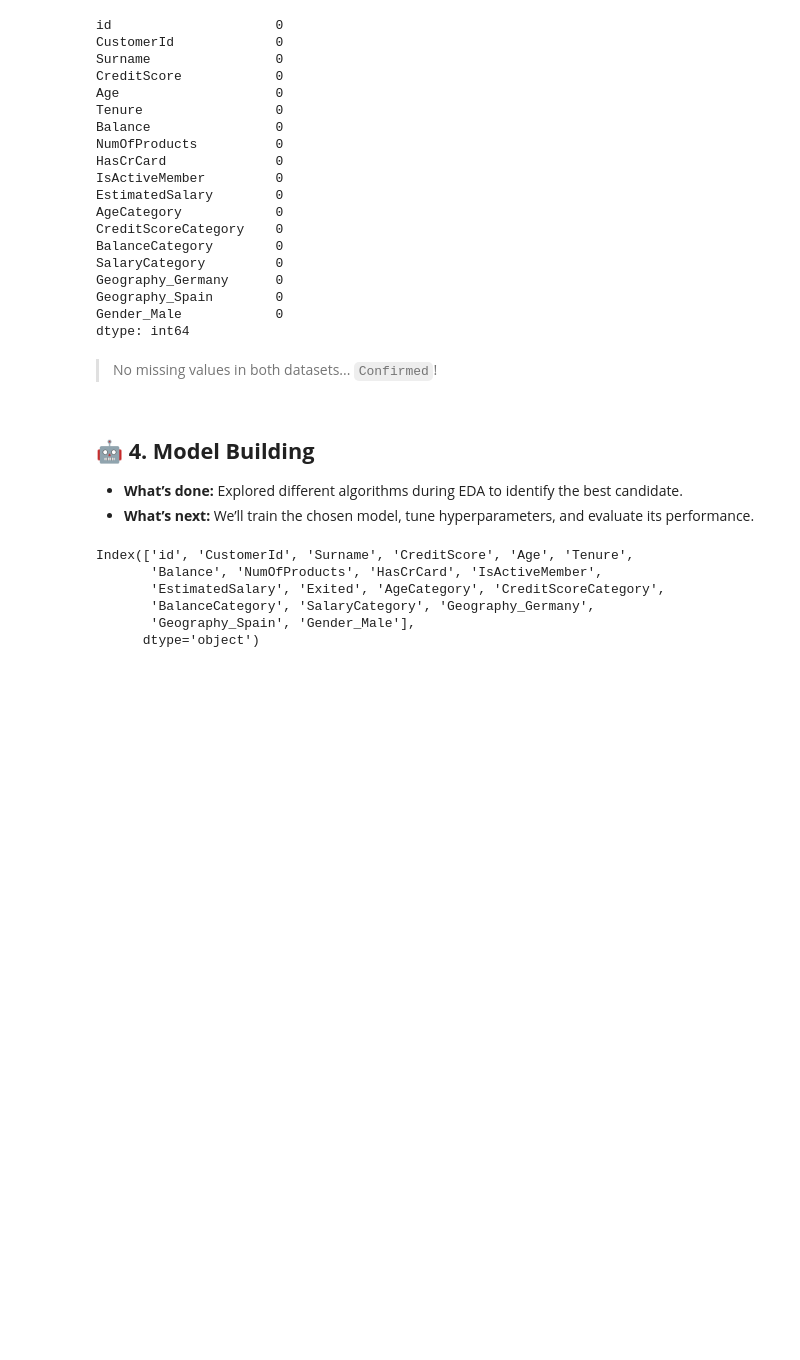
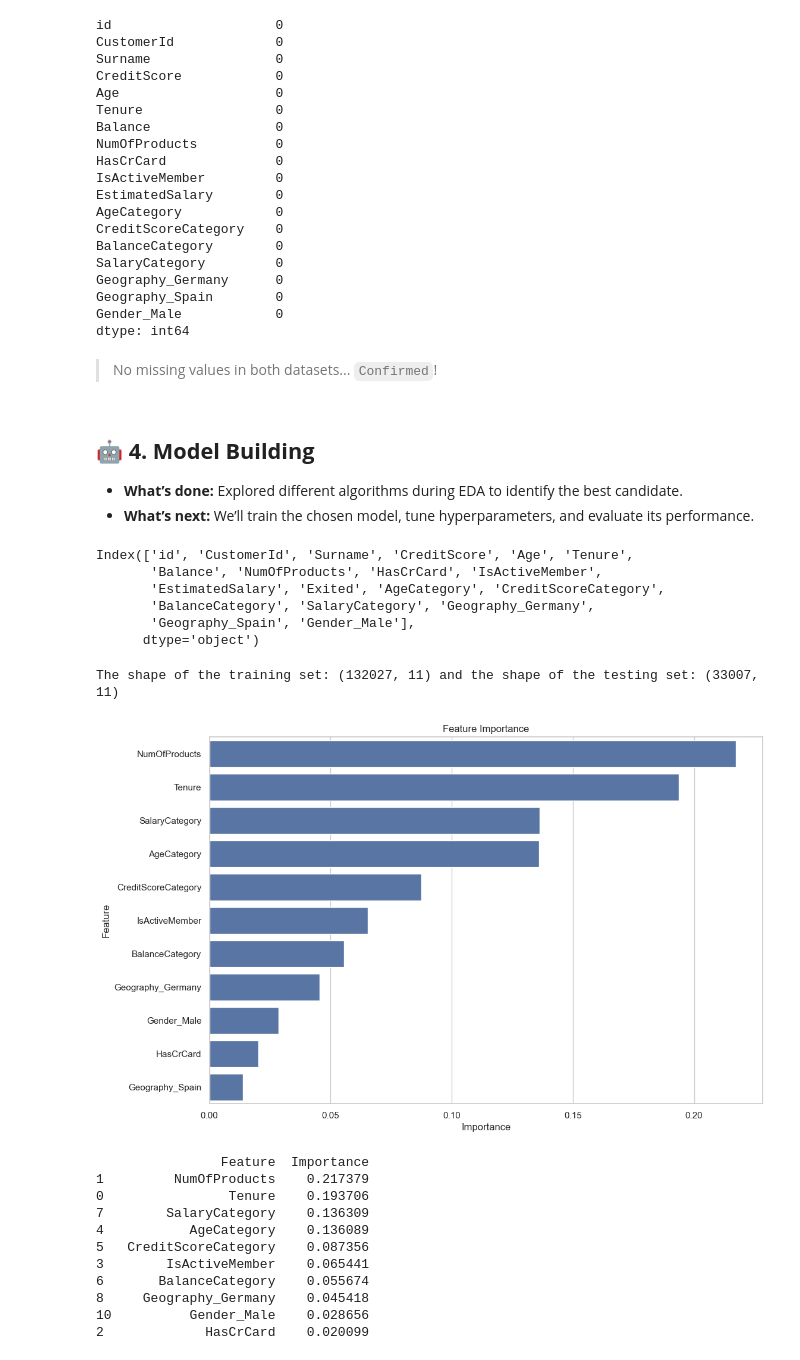
Before and after one commit to faizan-yousaf/Bank-Churn-Prediction, a Jupyter notebook: banckChurn_ML.ipynb, the cells around one changed output. Saved outputs shown, nothing was run; the diff lists cells and outputs as text; code cells hidden in the pictures; blank space fills up the shorter version.

```diff
--- a/banckChurn_ML.ipynb
+++ b/banckChurn_ML.ipynb
@@ -482,13 +480,52 @@ Index(['id', 'CustomerId', 'Surname', 'CreditScore', 'Age', 'Tenure',
 
 # drop the columns from the training dataset:
 
-df_train.drop(['id', 'CustomerId', 'Surname', 'CreditScore', 'Geography', 'Age', 'Balance', 'EstimatedSalary', 'Exited'], axis=1, inplace=True)
+df_train.drop(['id', 'CustomerId', 'Surname', 'CreditScore', 'Age', 'Balance', 'EstimatedSalary'], axis=1, inplace=True)
 # %%
 # split the data into training and testing sets
 
-X = df_train.drop('id','CustomerId', 'Surname', 'CreditScore', 'Age', 'NumOfProducts', 'HasCrCard', 'IsActiveMember', 'EstimatedSalary', 'Exited', axis=1)
+X = df_train.drop('Exited', axis=1)
 y = df_train['Exited']
 
 X_train, X_test, y_train, y_test = train_test_split(X, y, test_size=0.2, random_state=42)
 
 print(f"The shape of the training set: {X_train.shape} and the shape of the testing set: {X_test.shape}")
+# %% [output]
+The shape of the training set: (132027, 11) and the shape of the testing set: (33007, 11)
+# %%
+# Step 8: Train RandomForestClassifier and extract feature importance
+
+from sklearn.ensemble import RandomForestClassifier
+
+# Train the RandomForestClassifier
+rf_classifier = RandomForestClassifier(random_state=42)
+rf_classifier.fit(X_train, y_train)
+
+# Extract feature importances
+feature_importances = rf_classifier.feature_importances_
+features = X.columns
+importance_df = pd.DataFrame({'Feature': features, 'Importance': feature_importances})
+importance_df = importance_df.sort_values(by='Importance', ascending=False)
+
+# Plot feature importance
+plt.figure(figsize=(12, 8))
+sns.barplot(x='Importance', y='Feature', data=importance_df)
+plt.title('Feature Importance')
+plt.show()
+
+# Step 9: Analyze the top features
+top_features = importance_df.head(10)
+print(top_features)
+# %% [output]
+[figure, added]
+                Feature  Importance
+1         NumOfProducts    0.217379
+0                Tenure    0.193706
+7        SalaryCategory    0.136309
+4           AgeCategory    0.136089
+5   CreditScoreCategory    0.087356
+3        IsActiveMember    0.065441
+6       BalanceCategory    0.055674
+8     Geography_Germany    0.045418
+10          Gender_Male    0.028656
+2             HasCrCard    0.020099
```
Also changed, not shown: parts of 4 cells of this notebook.
